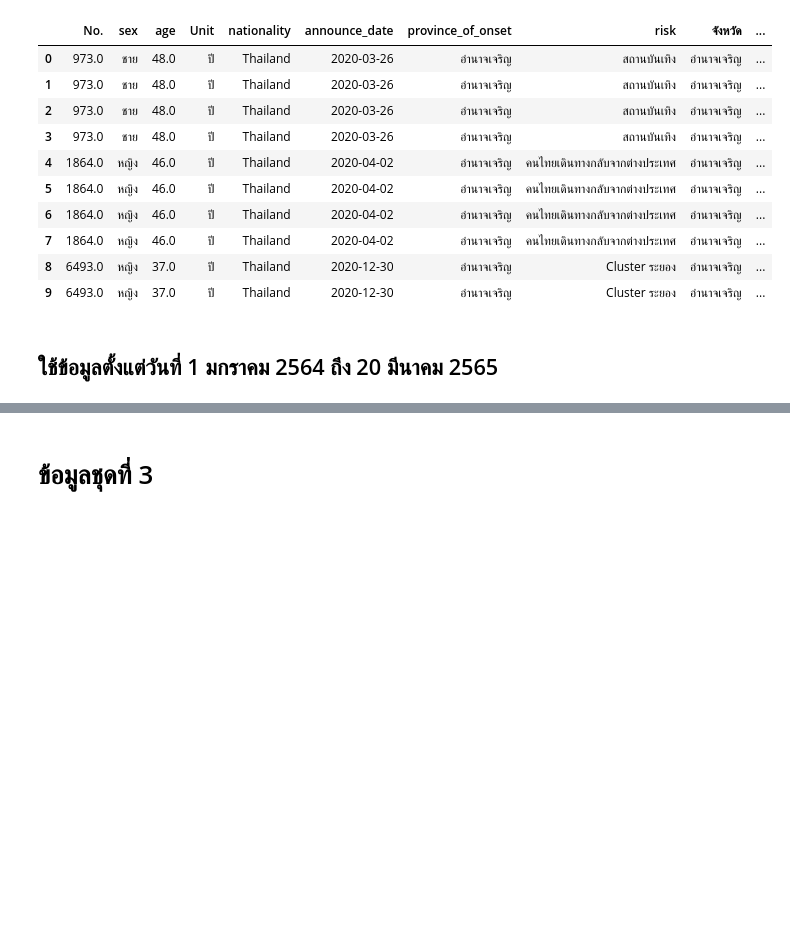
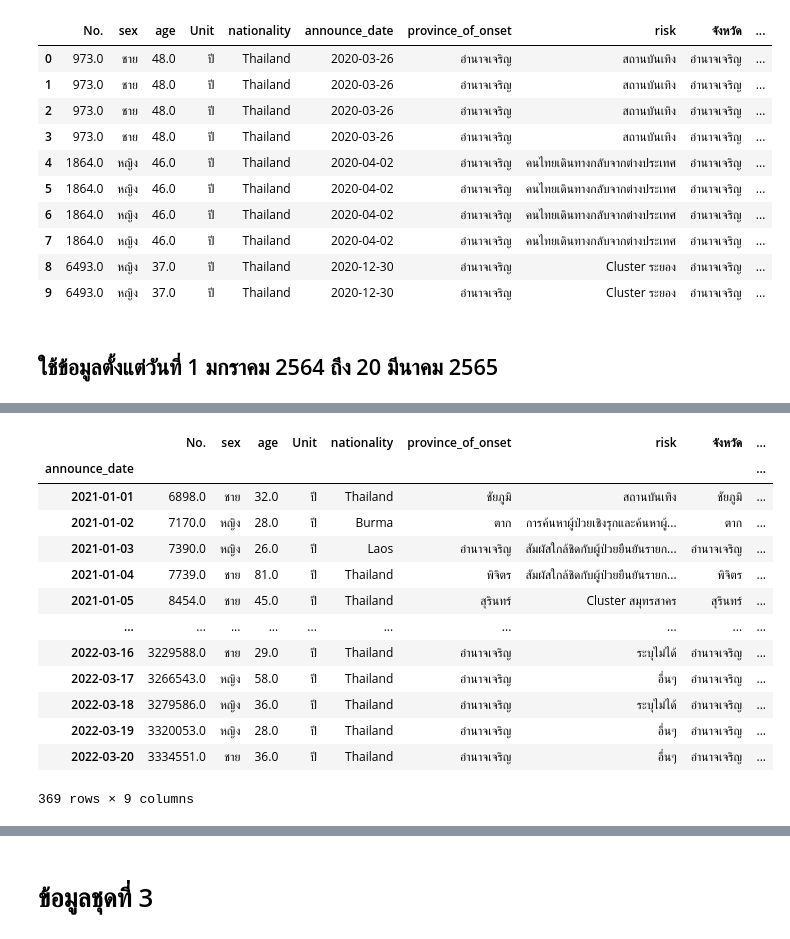
Before and after one commit to team0243/data_viz_2022, a Jupyter notebook: data_viz_project.ipynb, the cells around one changed output, grey strips where cells are left out. Cells and saved outputs as stored; diff of their text form; code cells hidden in the pictures; blank space fills up the shorter version.

```diff
--- a/data_viz_project.ipynb
+++ b/data_viz_project.ipynb
@@ -862,0 +893,18 @@ data_cl3
+# %%
+list_of_date = data_cl3.groupby(['announce_date']).first() ## หาข้อมูลผู้ติดเชื้อโควิค-19 แบ่งตามวันที่
+list_of_date
+# %% [output]
+|  | No. | sex | age | Unit | nationality | province_of_onset | risk | จังหวัด | ... |
+| announce_date |  |  |  |  |  |  |  |  | ... |
+| 2021-01-01 | 6898.0 | ชาย | 32.0 | ปี | Thailand | ชัยภูมิ | สถานบันเทิง | ชัยภูมิ | ... |
+| 2021-01-02 | 7170.0 | หญิง | 28.0 | ปี | Burma | ตาก | การค้นหาผู้ป่วยเชิงรุกและค้นหาผู้... | ตาก | ... |
+| 2021-01-03 | 7390.0 | หญิง | 26.0 | ปี | Laos | อำนาจเจริญ | สัมผัสใกล้ชิดกับผู้ป่วยยืนยันรายก... | อำนาจเจริญ | ... |
+| 2021-01-04 | 7739.0 | ชาย | 81.0 | ปี | Thailand | พิจิตร | สัมผัสใกล้ชิดกับผู้ป่วยยืนยันรายก... | พิจิตร | ... |
+| 2021-01-05 | 8454.0 | ชาย | 45.0 | ปี | Thailand | สุรินทร์ | Cluster สมุทรสาคร | สุรินทร์ | ... |
+| ... | ... | ... | ... | ... | ... | ... | ... | ... | ... |
+| 2022-03-16 | 3229588.0 | ชาย | 29.0 | ปี | Thailand | อำนาจเจริญ | ระบุไม่ได้ | อำนาจเจริญ | ... |
+| 2022-03-17 | 3266543.0 | หญิง | 58.0 | ปี | Thailand | อำนาจเจริญ | อื่นๆ | อำนาจเจริญ | ... |
+| 2022-03-18 | 3279586.0 | หญิง | 36.0 | ปี | Thailand | อำนาจเจริญ | ระบุไม่ได้ | อำนาจเจริญ | ... |
+| 2022-03-19 | 3320053.0 | หญิง | 28.0 | ปี | Thailand | อำนาจเจริญ | อื่นๆ | อำนาจเจริญ | ... |
+| 2022-03-20 | 3334551.0 | ชาย | 36.0 | ปี | Thailand | อำนาจเจริญ | อื่นๆ | อำนาจเจริญ | ... |
+369 rows × 9 columns
```
Also changed, not shown: parts of 11 cells of this notebook.
